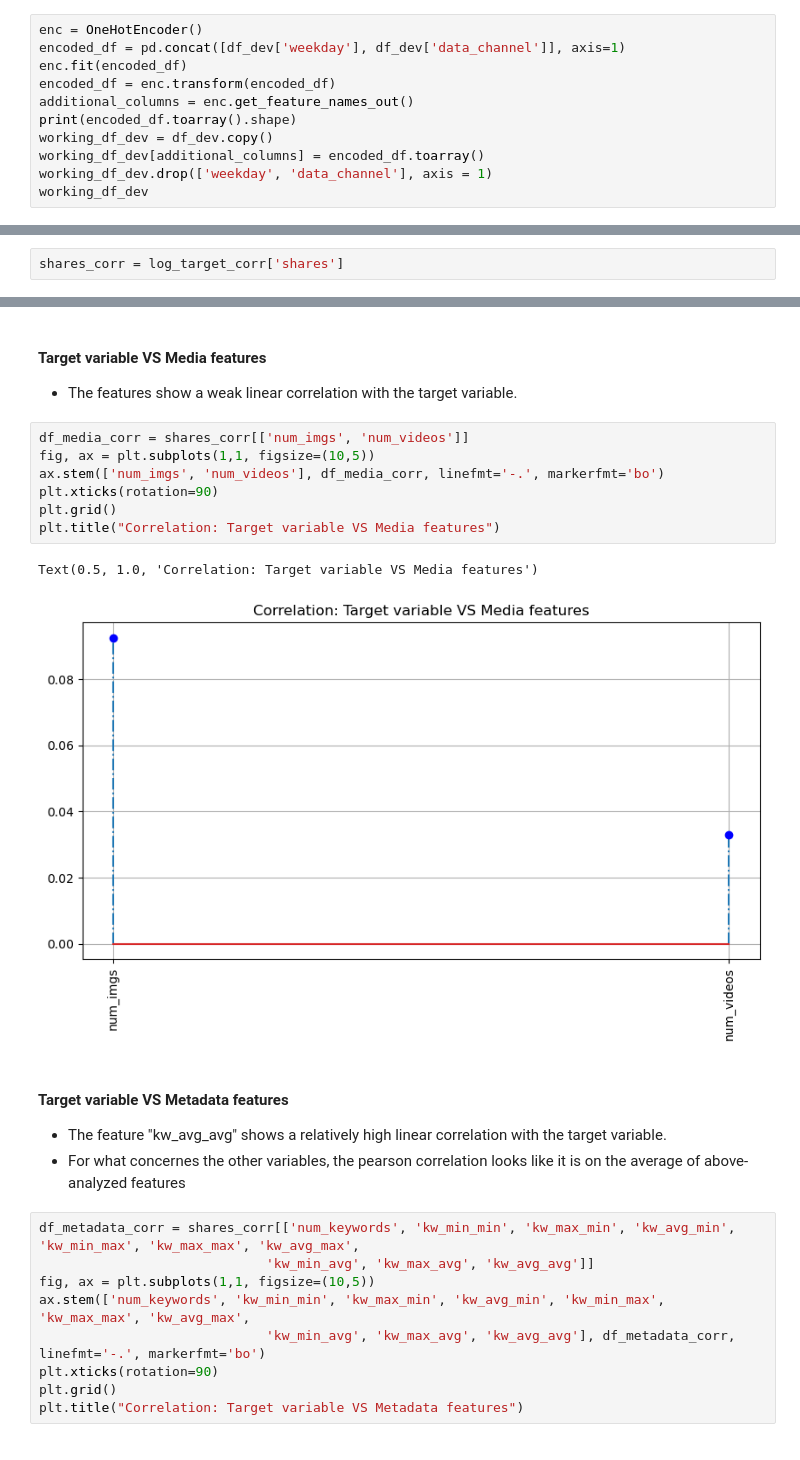
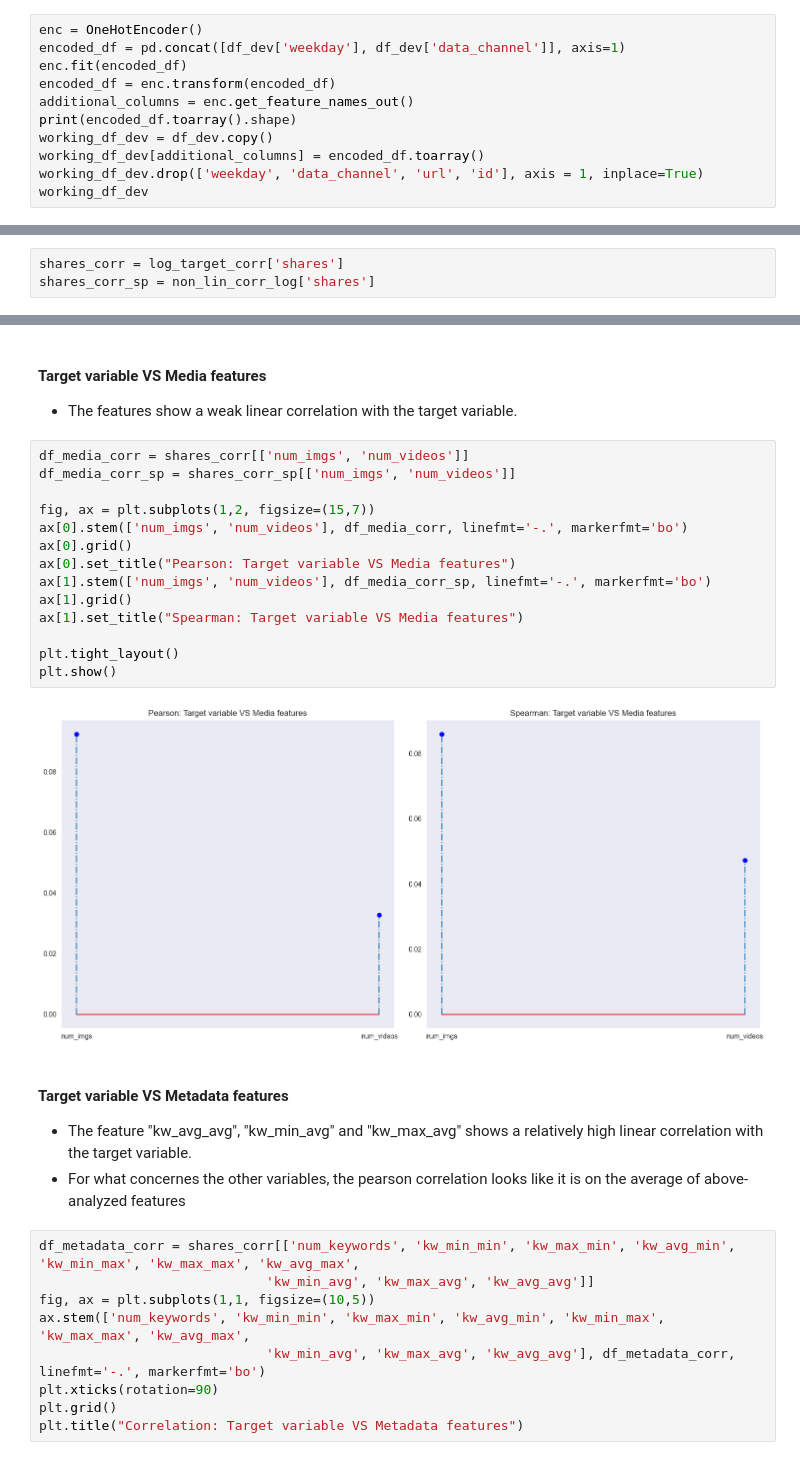
Before and after one commit to lolloberga/predict-shares-online-news, a Jupyter notebook: dataset_exploration.ipynb, the cells around one changed output, grey strips where cells are left out. Drawn from its saved outputs; the diff is of its cells as text.

```diff
--- a/dataset_exploration.ipynb
+++ b/dataset_exploration.ipynb
@@ -362,7 +362,7 @@ additional_columns = enc.get_feature_names_out()
 print(encoded_df.toarray().shape)
 working_df_dev = df_dev.copy()
 working_df_dev[additional_columns] = encoded_df.toarray()
-working_df_dev.drop(['weekday', 'data_channel'], axis = 1)
+working_df_dev.drop(['weekday', 'data_channel', 'url', 'id'], axis = 1, inplace=True)
 working_df_dev
 # %% [output]
 (31715, 13)
@@ -456,6 +443,7 @@ sns.heatmap(non_lin_corr_log)
 - Saturday and sunday have a weak linear positive correlation with the target variable
 # %%
 shares_corr = log_target_corr['shares']
+shares_corr_sp = non_lin_corr_log['shares']
 # %%
 additional_columns
 # %% [output]
@@ -502,17 +513,23 @@ Text(0.5, 1.0, 'Correlation: Target variable VS sentiment features')
 - The features show a weak linear correlation with the target variable.
 # %%
 df_media_corr = shares_corr[['num_imgs', 'num_videos']]
-fig, ax = plt.subplots(1,1, figsize=(10,5))
-ax.stem(['num_imgs', 'num_videos'], df_media_corr, linefmt='-.', markerfmt='bo')
-plt.xticks(rotation=90)
-plt.grid()
-plt.title("Correlation: Target variable VS Media features")
+df_media_corr_sp = shares_corr_sp[['num_imgs', 'num_videos']]
+
+fig, ax = plt.subplots(1,2, figsize=(15,7))
+ax[0].stem(['num_imgs', 'num_videos'], df_media_corr, linefmt='-.', markerfmt='bo')
+ax[0].grid()
+ax[0].set_title("Pearson: Target variable VS Media features")
+ax[1].stem(['num_imgs', 'num_videos'], df_media_corr_sp, linefmt='-.', markerfmt='bo')
+ax[1].grid()
+ax[1].set_title("Spearman: Target variable VS Media features")
+
+plt.tight_layout()
+plt.show()
 # %% [output]
-Text(0.5, 1.0, 'Correlation: Target variable VS Media features')
-[figure, old version]
+[figure, new version]
 # %% [markdown]
 #### Target variable VS Metadata features
-- The feature "kw_avg_avg" shows a relatively high linear correlation with the target variable.
+- The feature "kw_avg_avg", "kw_min_avg" and "kw_max_avg" shows a relatively high linear correlation with the target variable.
 - For what concernes the other variables, the pearson correlation looks like it is on the average of above-analyzed features
 # %%
 df_metadata_corr = shares_corr[['num_keywords', 'kw_min_min', 'kw_max_min', 'kw_avg_min', 'kw_min_max', 'kw_max_max', 'kw_avg_max',
```
Also changed, not shown: parts of 15 cells of this notebook.
